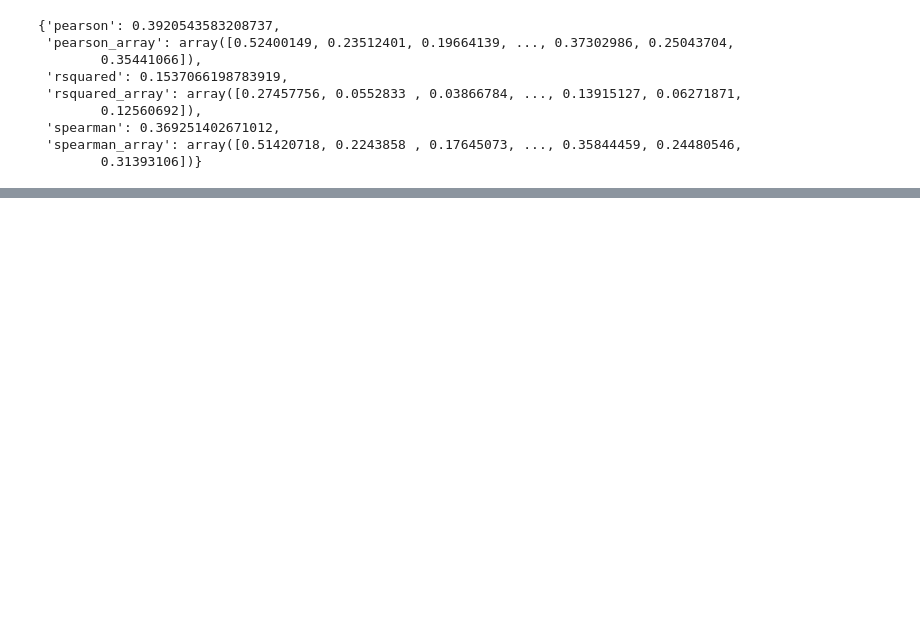
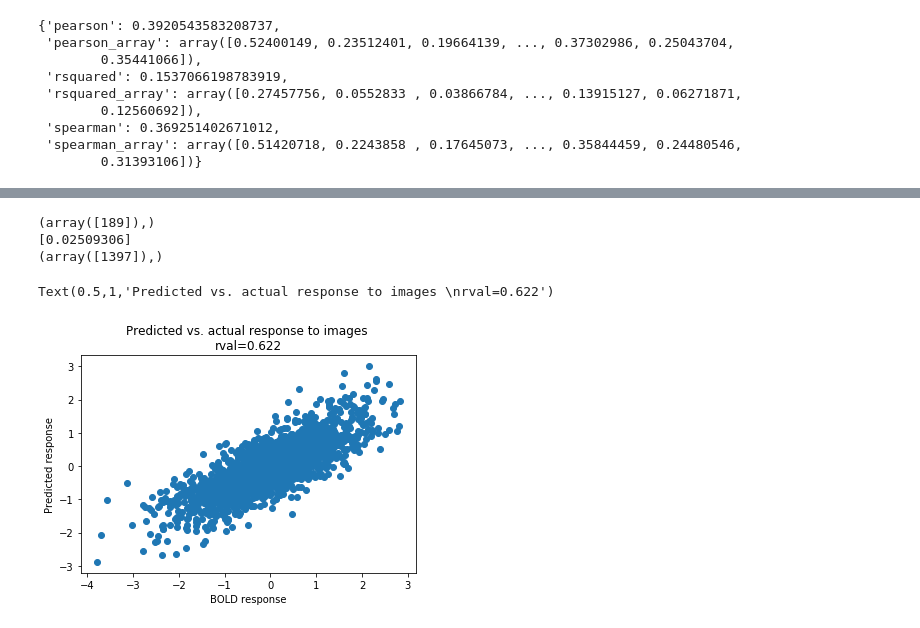
Before and after one commit to dawnfinzi/CS431, a Jupyter notebook: fit_V4.ipynb, the cells around one changed output, grey strips where cells are left out. Saved outputs shown, nothing was run; the diff lists cells and outputs as text; code cells hidden in the pictures; blank space fills up the shorter version.

```diff
--- a/fit_V4.ipynb
+++ b/fit_V4.ipynb
@@ -160,0 +171,19 @@ train_results
+# %%
+worst_vox = np.where(train_results['rsquared_array'] == np.amin(train_results['rsquared_array']))
+print(worst_vox)
+print(train_results['rsquared_array'][worst_vox])
+
+best_vox = np.where(train_results['rsquared_array'] == np.amax(train_results['rsquared_array']))
+print(best_vox)
+# %% [output]
+(array([189]),)
+[0.02509306]
+(array([1397]),)
+# %%
+plt.scatter(S1_V4_train[:,best_vox],S1_pred_train_vox[:,best_vox])
+plt.xlabel('BOLD response')
+plt.ylabel('Predicted response')
+plt.title('Predicted vs. actual response to images for the best voxel \nrval=%.3f'% train_results['rsquared_array'][best_vox])
+# %% [output]
+Text(0.5,1,'Predicted vs. actual response to images \nrval=0.622')
+[figure, added]
```
Also changed, not shown: parts of 17 cells of this notebook.
